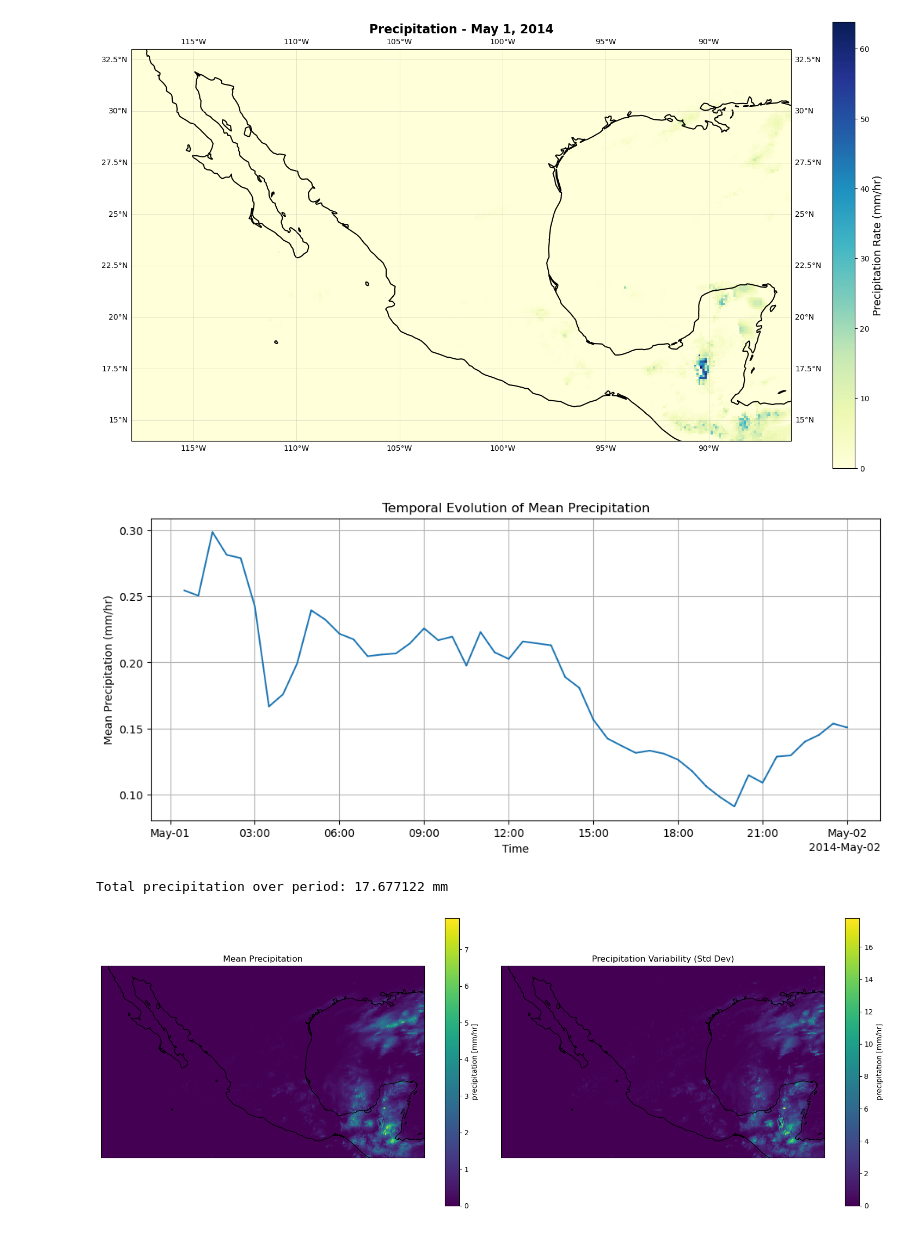
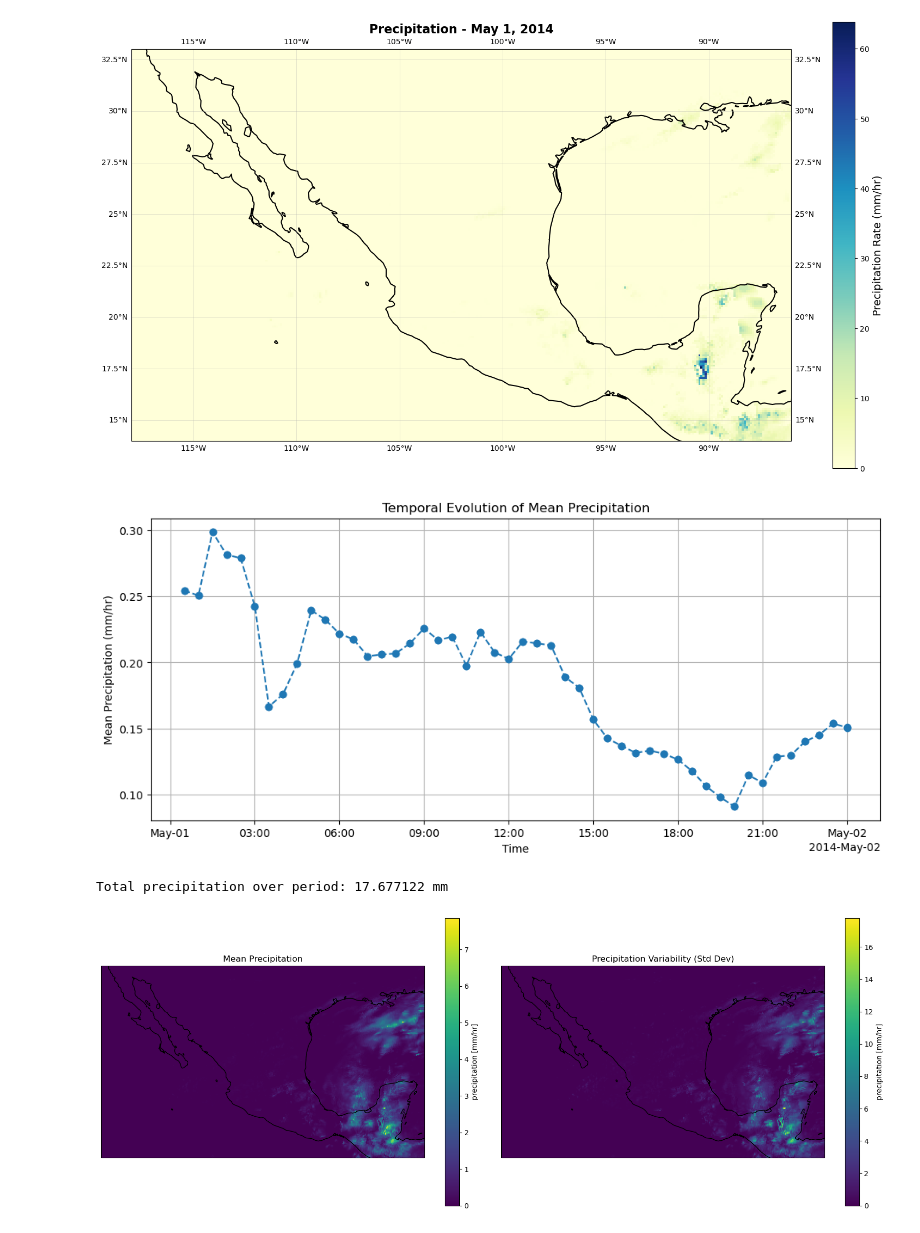
Before and after one commit to nagibe-mg/ESDP-FinalProject, a Jupyter notebook: GPM/load_IMERG-data.ipynb, the cells around one changed output. Drawn from its saved outputs; the diff is of its cells as text; code cells hidden in the pictures.

```diff
--- a/GPM/load_IMERG-data.ipynb
+++ b/GPM/load_IMERG-data.ipynb
@@ -185,20 +185,20 @@ plt.show()
 # %%
 # Time series of spatial mean
 time_series = ds_region['precipitation'].mean(dim=['lat', 'lon'])
 
 # Plot temporal evolution
-time_series.plot(figsize=(12, 5))
+time_series.plot(figsize=(12, 5), linestyle='dashed', marker='o')
 plt.xlabel('Time')
 plt.ylabel('Mean Precipitation (mm/hr)')
 plt.title('Temporal Evolution of Mean Precipitation')
 plt.grid(True)
 plt.show()
 
 # Daily/hourly totals
 daily_total = ds_region['precipitation'].sum(dim='time')
 print("Total precipitation over period:", daily_total.mean().values, "mm")
 # %% [output]
-[figure, old version]
+[figure, new version]
 Total precipitation over period: 17.677122 mm
 # %%
 # Spatial mean and variability
```
Also changed, not shown: parts of 1 cell of this notebook, 5 other files.
